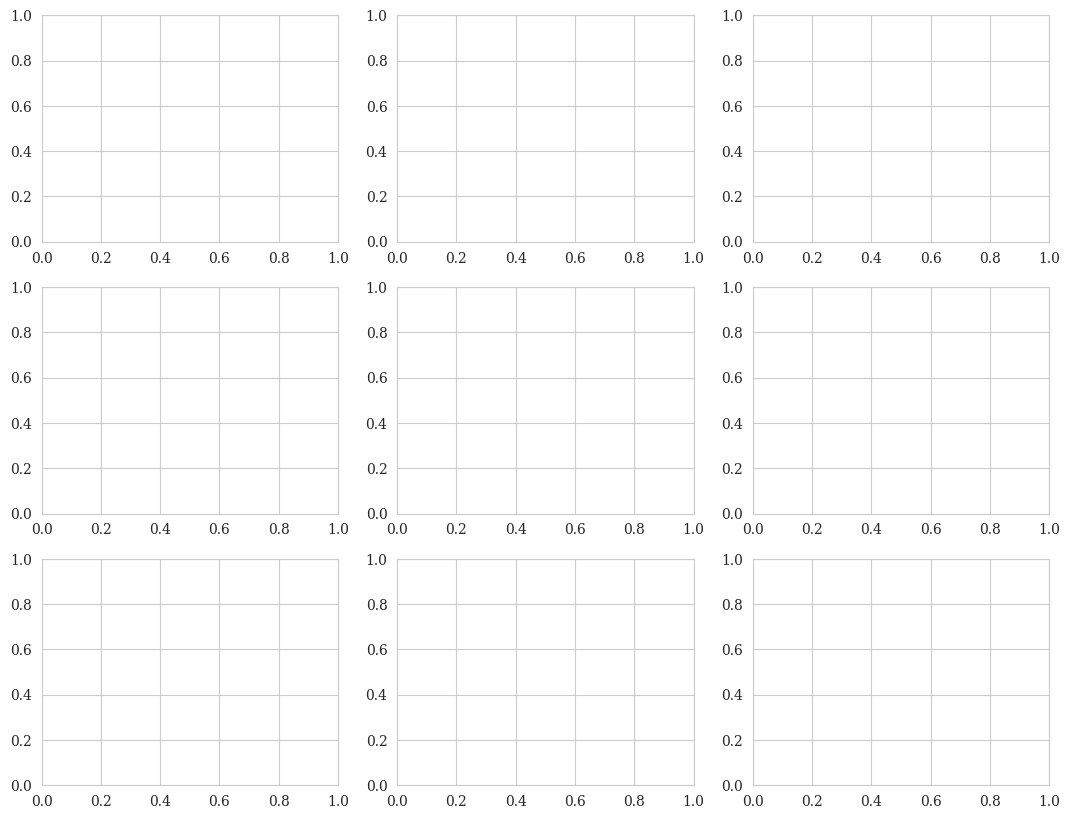
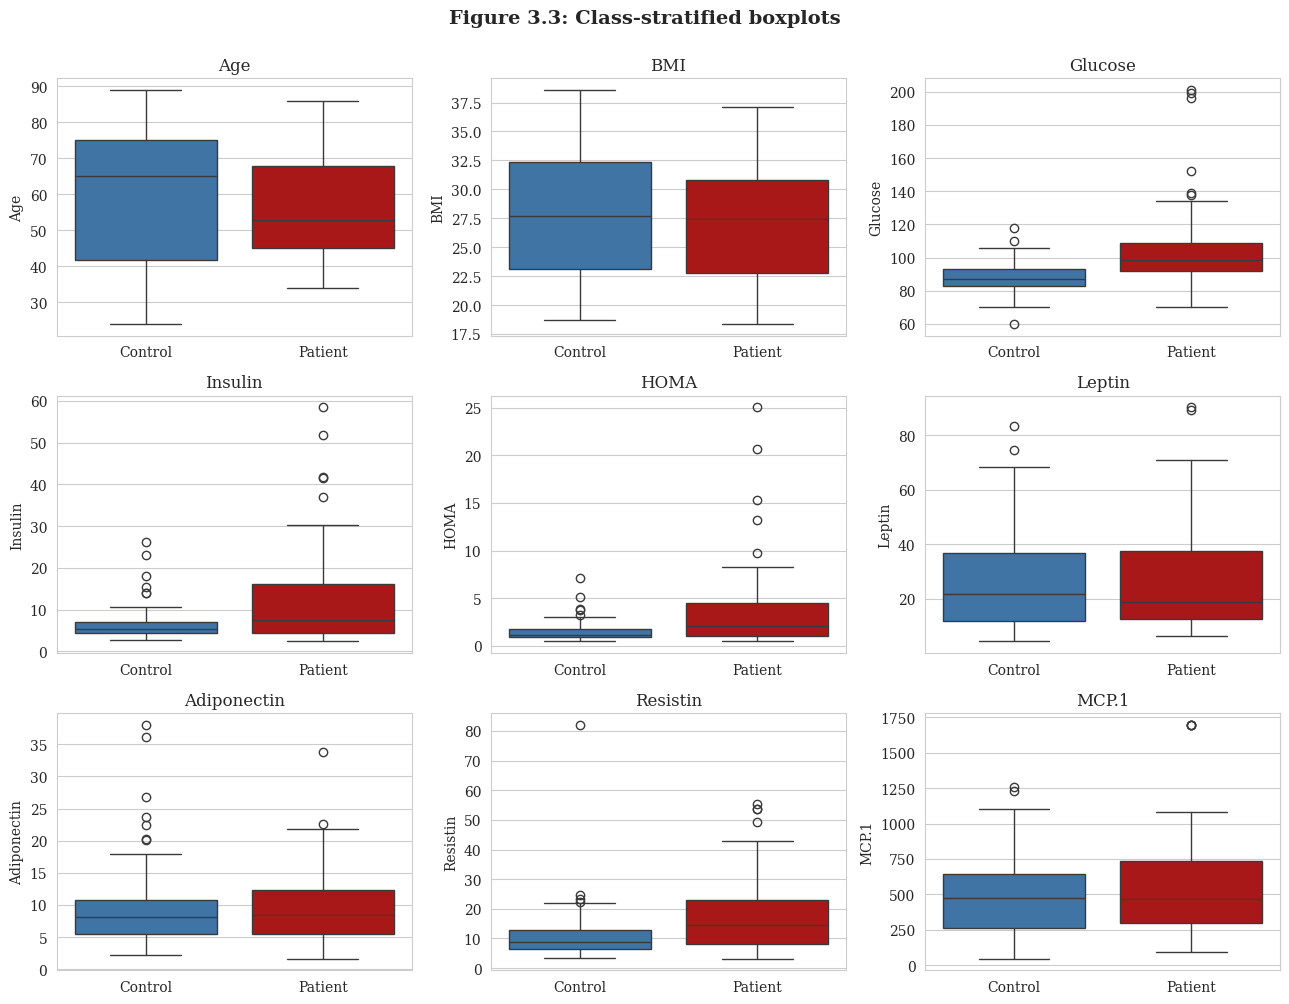
The notebook cell's code change between the first figure and the second:
--- before
+++ after
@@ -1,7 +1,10 @@
 # 3.5.5 Outlier diagnostics via boxplots
+features = df.drop(columns='Classification').columns #bind locally to prevent NameError
+
 fig, axes = plt.subplots(3, 3, figsize=(13, 10))
 for ax, col in zip(axes.flat, features):
     sns.boxplot(data=df, x='Classification', y=col, hue='Classification',
                 ax=ax, palette=['#2E75B6', '#C00000'], legend=False)
+    ax.set_xticks([0,1])    #fix tick positions first
     ax.set_xticklabels(['Control', 'Patient'])
     ax.set_title(col)

Commit: Fix NameError in 3.5.5 boxplot cell; add local feature binding